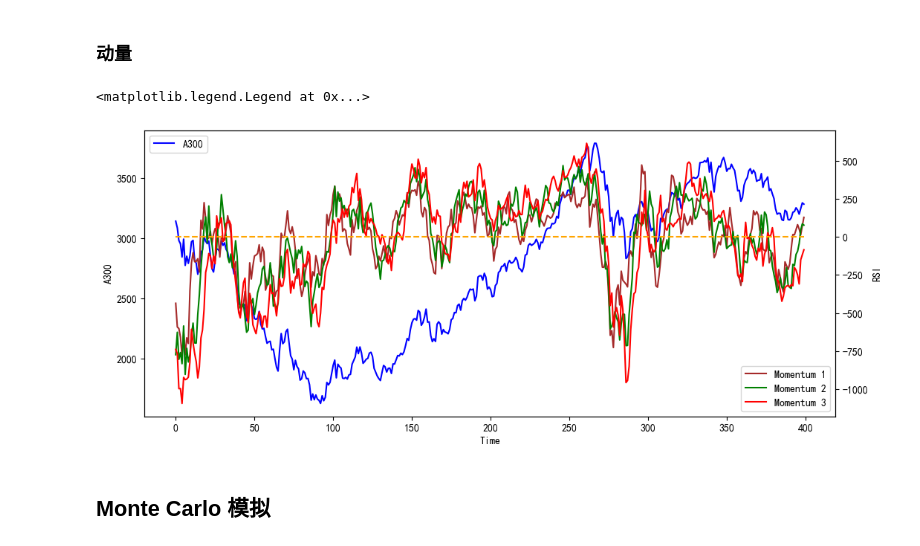
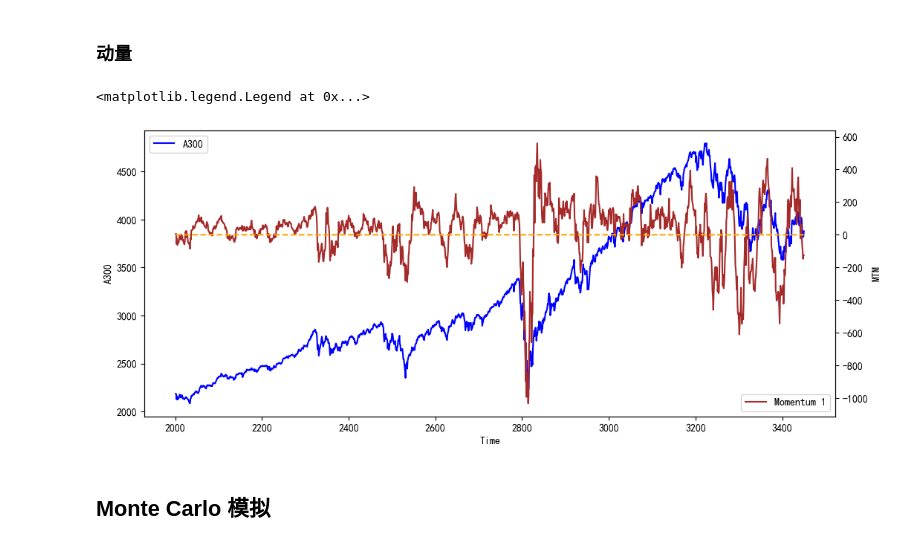
Before and after one commit to dishangti/Entropy-Pooling, a Jupyter notebook: EP.ipynb, the cells around one changed output. Cells and saved outputs as stored; diff of their text form; code cells hidden in the pictures.

```diff
--- a/EP.ipynb
+++ b/EP.ipynb
@@ -552,28 +565,24 @@ def momentum(prices, day_ago):
     diff = np.c_[prices[:, :day_ago], prices][:,:-day_ago]
     return prices - diff
 # %%
-mtm1 = momentum(prices, 10)
-mtm2 = momentum(prices, 15)
-mtm3 = momentum(prices, 20)
+mtm1 = momentum(prices, 20)
 # %%
 fig = plt.figure(figsize = (12,5))
-begin = 100
-end = 500
+begin = 2001
+end = 3451
 ax = fig.add_subplot(111)
 ax.set_xlabel('Time')
 ax.set_ylabel('A300')
-ax.plot(np.arange(prices[0][begin:end].shape[0]), prices[0][begin:end],color = 'blue', label = 'A300')
+ax.plot(np.arange(begin, end), prices[2][begin:end],color = 'blue', label = 'A300')
 ax2 = ax.twinx()
-ax2.set_ylabel('RSI')
-ax2.plot(np.arange(R1[begin:end].shape[0]), mtm1[0][begin:end], color = 'brown', label = 'Momentum 1')
-ax2.plot(np.arange(R2[begin:end].shape[0]), mtm2[0][begin:end], color = 'green', label = 'Momentum 2')
-ax2.plot(np.arange(R3[begin:end].shape[0]), mtm3[0][begin:end], color = 'red', label = 'Momentum 3')
-ax2.plot(np.arange(prices[0][begin:end].shape[0]), [0] * prices[0][begin:end].shape[0], '--', color = 'orange')
+ax2.set_ylabel('MTM')
+ax2.plot(np.arange(begin, end), mtm1[2][begin:end], color = 'brown', label = 'Momentum 1')
+ax2.plot(np.arange(begin, end), [0] * (end - begin), '--', color = 'orange')
 ax.legend(loc = 'upper left')
 ax2.legend(loc = 'lower right')
 # %% [output]
 <matplotlib.legend.Legend at 0x...>
-[figure, old version]
+[figure, new version]
 # %% [markdown]
 ## Monte Carlo 模拟
 # %%
```
Also changed, not shown: parts of 29 cells of this notebook.
